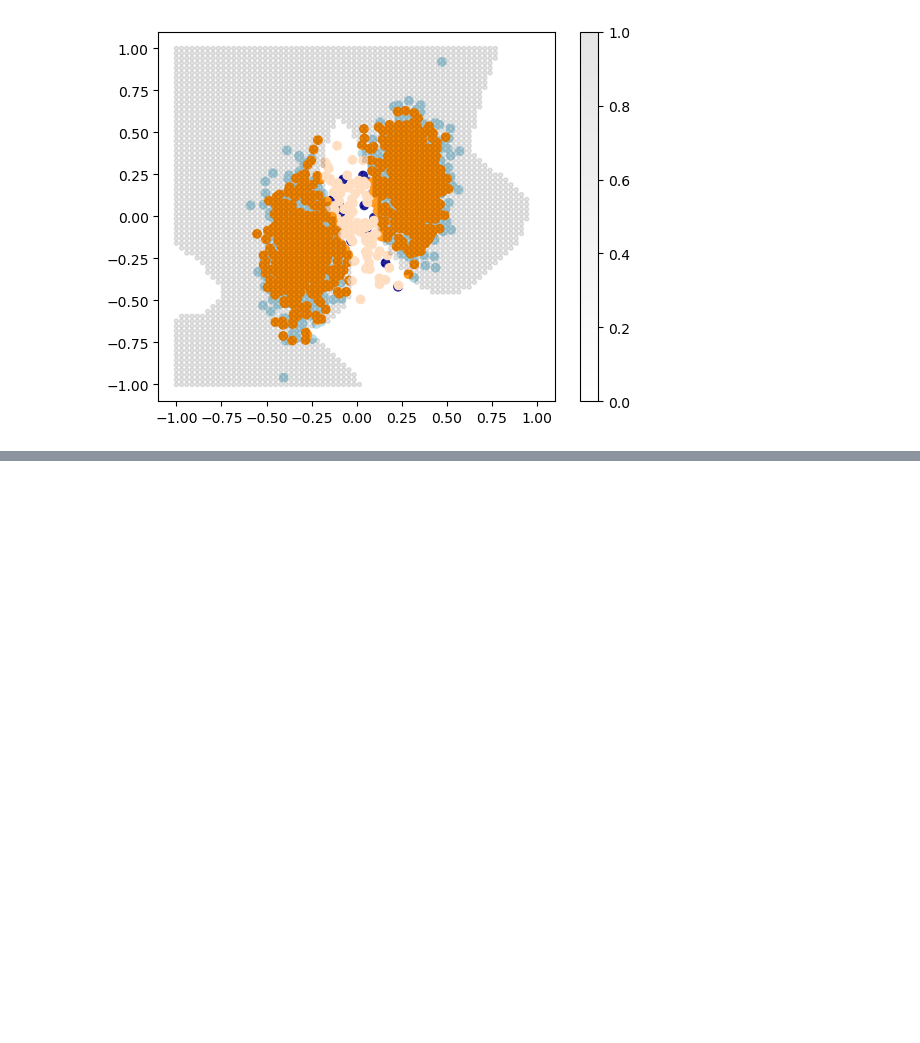
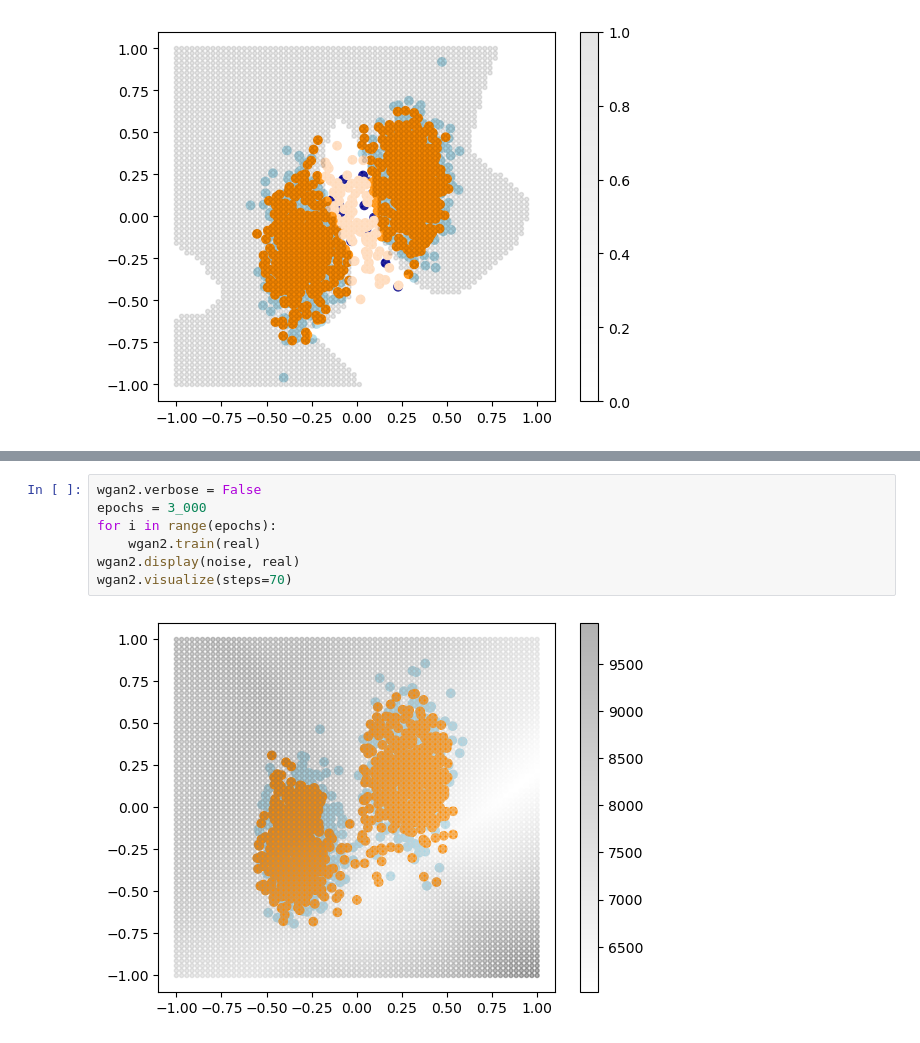
Before and after one commit to vincentbriat/machine-learning-practice, a Jupyter notebook: GAN investigation.ipynb, the cells around one changed output, grey strips where cells are left out. Saved outputs shown, nothing was run; the diff lists cells and outputs as text; blank space fills up the shorter version.

```diff
--- a/GAN investigation.ipynb
+++ b/GAN investigation.ipynb
@@ -662,0 +668,9 @@ tensor([[ 0.4784,  0.4621],
+# %%
+wgan2.verbose = False
+epochs = 3_000
+for i in range(epochs):
+    wgan2.train(real)
+wgan2.display(noise, real)
+wgan2.visualize(steps=70)
+# %% [output]
+[figure, added]
```
Also changed, not shown: parts of 23 cells of this notebook.
